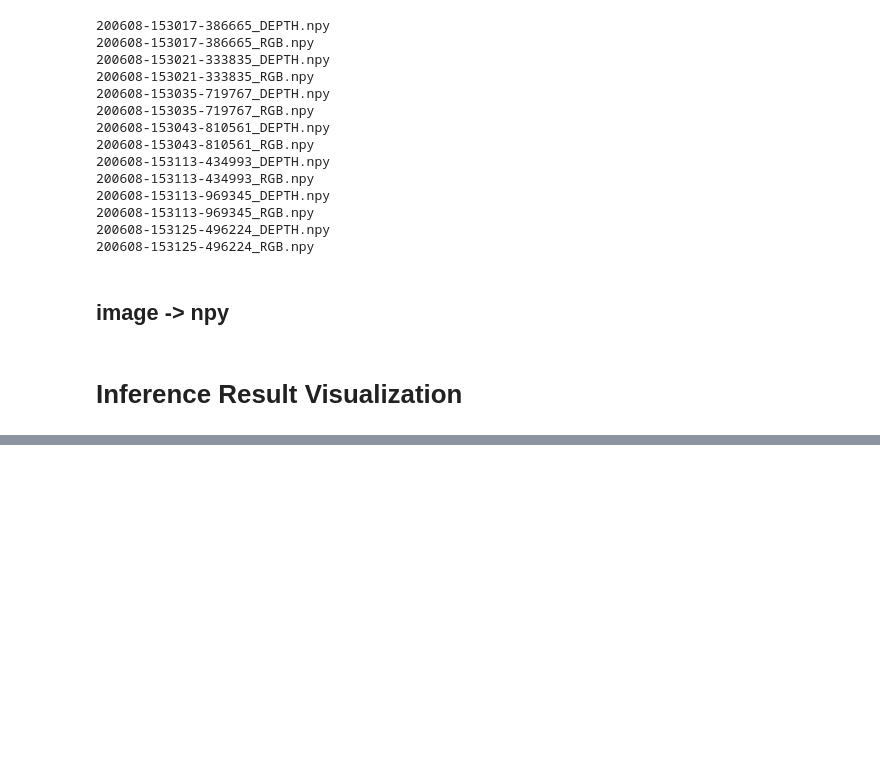
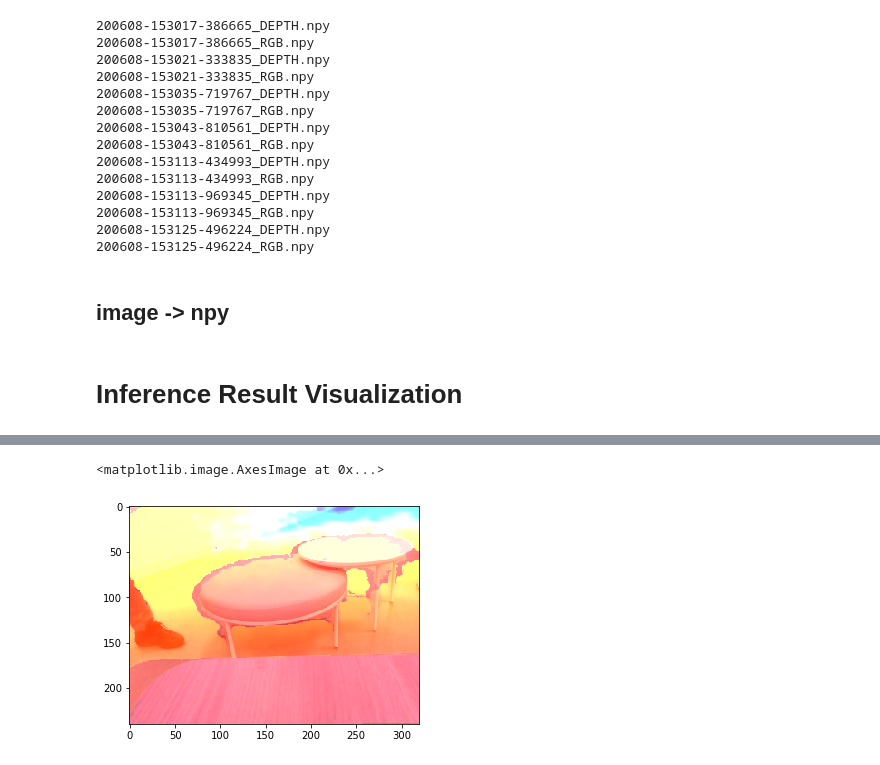
Before and after one commit to hi-space/ai-monitoring-tools, a Jupyter notebook: Preprocess.ipynb, the cells around one changed output, grey strips where cells are left out. Saved outputs shown, nothing was run; the diff lists cells and outputs as text; code cells hidden in the pictures; blank space fills up the shorter version.

```diff
--- a/Preprocess.ipynb
+++ b/Preprocess.ipynb
@@ -135,0 +202,12 @@ for filename in os.listdir(PATH):
+# %%
+filename = "200608-153113-434993"
+# %%
+img1 = cv2.imread(source_path + filename + "_RGB.jpg")
+img2 = cv2.imread(source_path + filename + "_DEPTH.jpg")
+img1 = cv2.resize(img1, dsize=(320, 240))
+img2 = cv2.resize(img2, dsize=(320, 240))
+dst = cv2.add(img1, img2)
+plt.imshow(dst)
+# %% [output]
+<matplotlib.image.AxesImage at 0x...>
+[figure, added]
```
Also changed, not shown: parts of 7 cells of this notebook.
